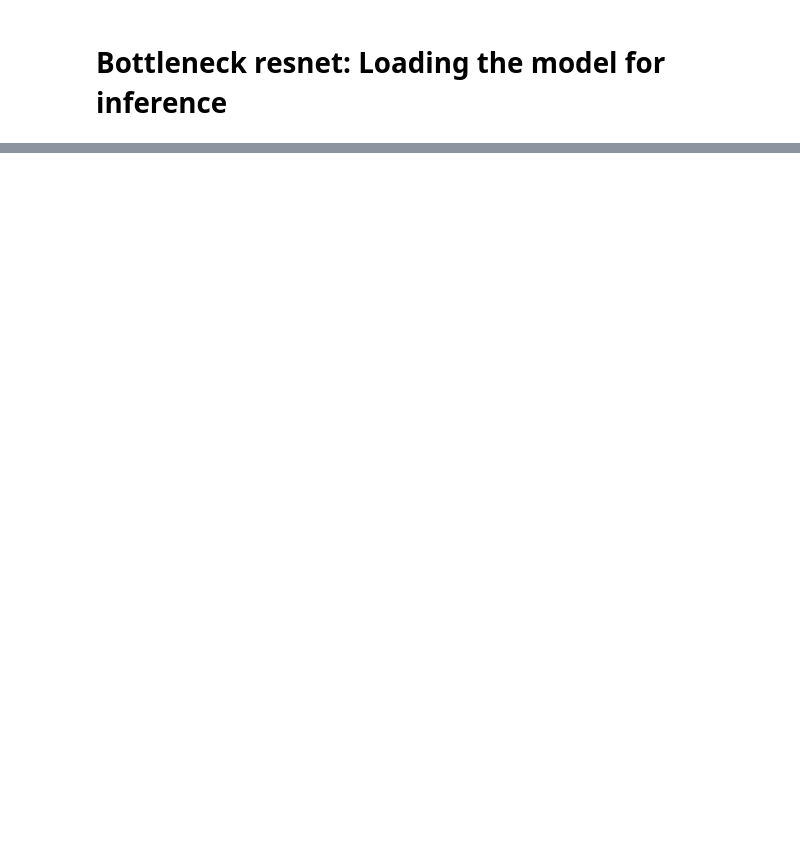
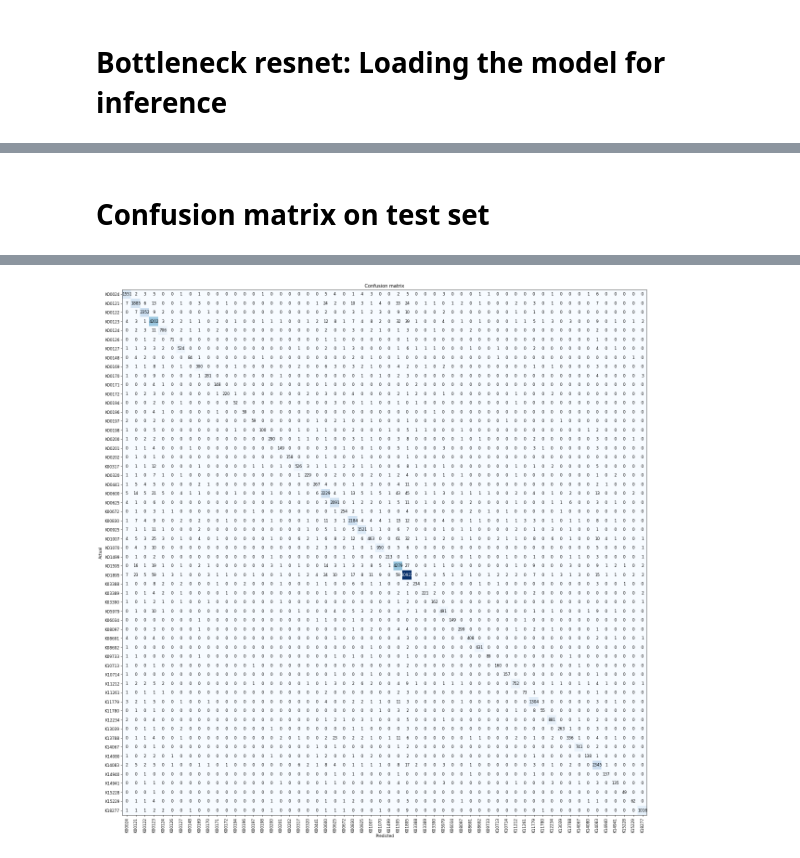
Before and after one commit to lphohmann/BINP37_DL_protein_classification, a Jupyter notebook: 1D_ResNet.ipynb, the cells around one changed output, grey strips where cells are left out. Saved outputs shown, nothing was run; the diff lists cells and outputs as text; code cells hidden in the pictures; blank space fills up the shorter version.

Commit message:
added confusion matrix for test set

```diff
--- a/1D_ResNet.ipynb
+++ b/1D_ResNet.ipynb
@@ -322,0 +343,24 @@ learn_inf.dls.vocab
+# %% [markdown]
+# Confusion matrix on test set
+# %%
+# create dataloaders with twice the test_dl (only one will be used later for the CM)
+dls = DataLoaders(test_dl,test_dl)
+# %%
+# to plot the construction matrix, the learner has to be constructed without the loss function (otherwise it gives an assertion error)
+def get_learner(m):
+    return Learner(dls, m, opt_func=Adam, lr=defaults.lr, cbs=[TensorTypeChange,smc], metrics=[accuracy,F1Score], model_dir='models') # no loss function provided (unclear on exact cause)
+# architecture
+rn = ResNet(dls.c, [3, 8, 36, 3], 4) # resnet152
+learn = get_learner(rn)
+# %%
+# load the model
+learn = learn.load('1D_ResNet152_fscore0.9298790322045838') # the model you want to load
+# %%
+# switch out the dataloaders to get the CM on the test set
+learn.dls = dls
+# %%
+# get the classification matrix
+interp = ClassificationInterpretation.from_learner(learn)
+interp.plot_confusion_matrix(figsize=(20,20), dpi=60)
+plt.savefig('test_confusion_matrix.pdf',format='pdf')
+# %% [output]
@@ -322,0 +368 @@ learn_inf.dls.vocab
+[figure, added]
```
Also changed, not shown: parts of 26 cells of this notebook.
